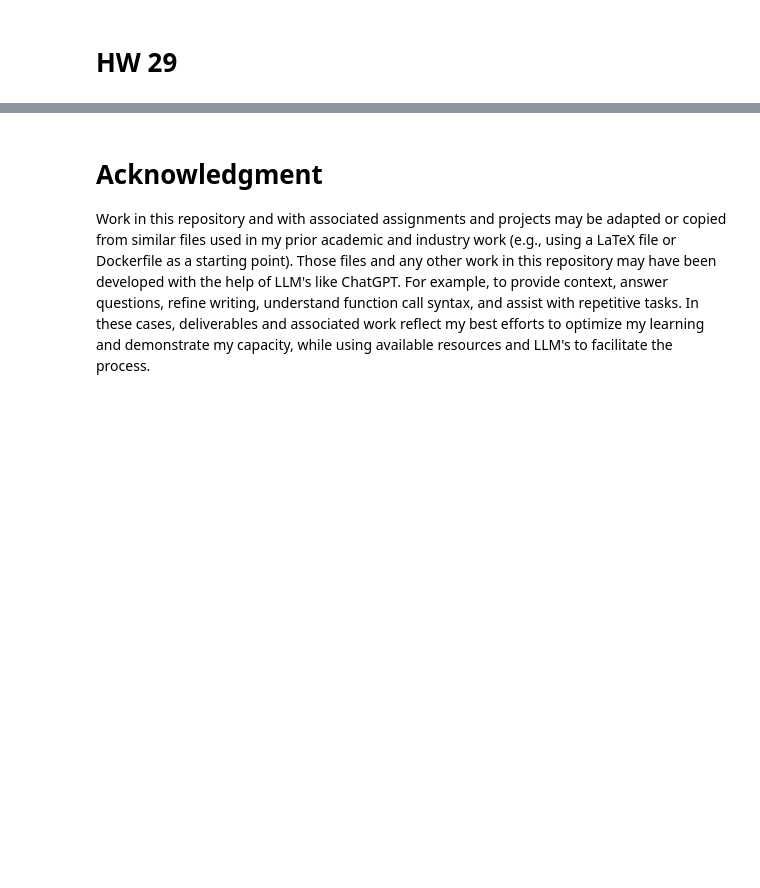
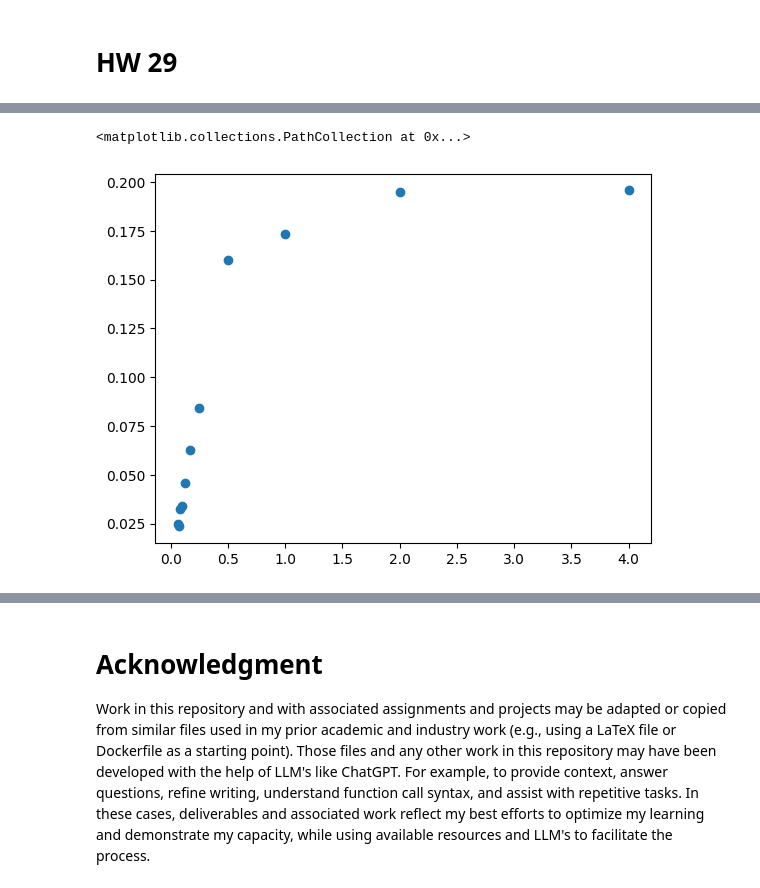
Before and after one commit to jwb-byu/cs-580-misc, a Jupyter notebook: hw/hw29/hw29.ipynb, the cells around one changed output, grey strips where cells are left out. Drawn from its saved outputs; the diff is of its cells as text; code cells hidden in the pictures; blank space fills up the shorter version.

```diff
--- a/hw/hw29/hw29.ipynb
+++ b/hw/hw29/hw29.ipynb
@@ -13,8 +14,11 @@ from matplotlib import pyplot as plt
 <img src="fig_29_intro.png" alt="formula" width="900">
 # %%
 data: pd.DataFrame = pd.read_csv("aer.txt", delimiter=r'\s+', header=None).values # type: ignore
-t: np.ndarray = data[:, 0] # type: ignore
-x: np.ndarray = data[:, 1] # type: ignore
+enzy: np.ndarray = data[:, 0] # type: ignore
+rate: np.ndarray = data[:, 1] # type: ignore
 
-plt.scatter(t, x)
+plt.scatter(enzy, rate)
+# %% [output]
+<matplotlib.collections.PathCollection at 0x...>
+[figure, added]
 # %%
```
Also changed, not shown: parts of 20 cells of this notebook.
